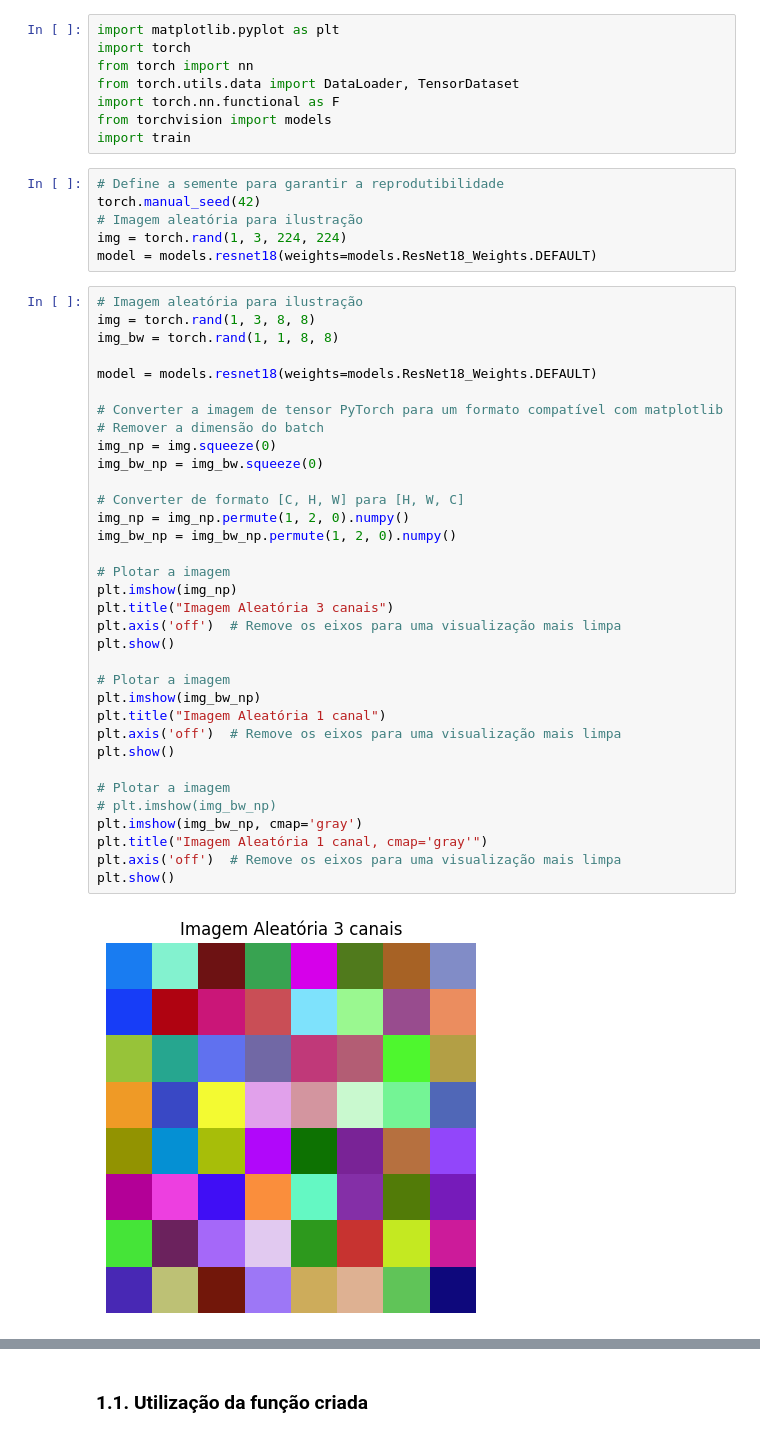
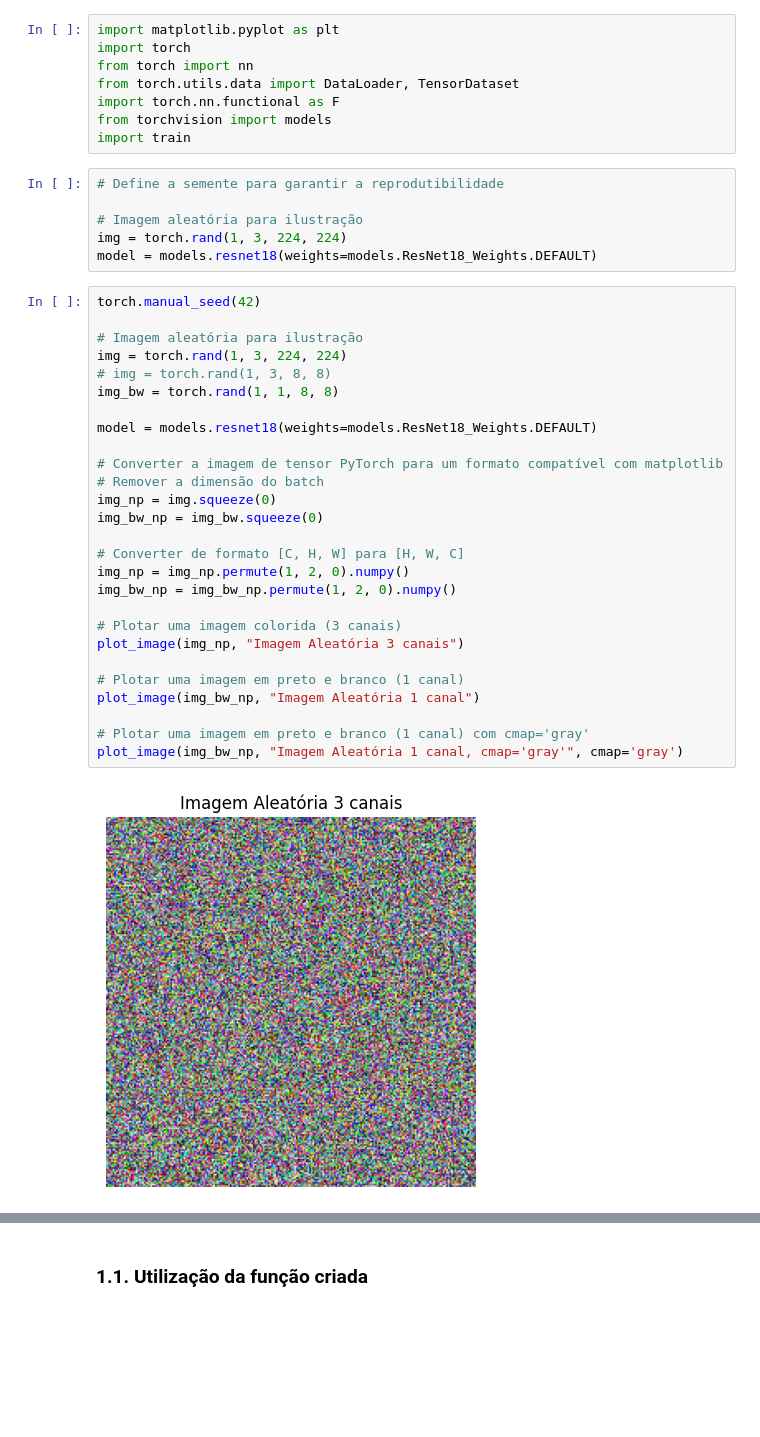
Before and after one commit to PauloMatheusGr/Foundations-of-Computer-Vision, a Jupyter notebook: Projeto01/Tema 6 - Resolucao.ipynb, the cells around one changed output, grey strips where cells are left out. Cells and saved outputs as stored; diff of their text form; blank space fills up the shorter version.

```diff
--- a/Projeto01/Tema 6 - Resolucao.ipynb
+++ b/Projeto01/Tema 6 - Resolucao.ipynb
@@ -50,43 +52,36 @@ from torchvision import models
 import train
 # %%
 # Define a semente para garantir a reprodutibilidade
-torch.manual_seed(42)
+
 # Imagem aleatória para ilustração
 img = torch.rand(1, 3, 224, 224)
 model = models.resnet18(weights=models.ResNet18_Weights.DEFAULT)
 # %%
+torch.manual_seed(42)
+
 # Imagem aleatória para ilustração
-img = torch.rand(1, 3, 8, 8)
+img = torch.rand(1, 3, 224, 224)
+# img = torch.rand(1, 3, 8, 8)
 img_bw = torch.rand(1, 1, 8, 8)
 
 model = models.resnet18(weights=models.ResNet18_Weights.DEFAULT)
 
 # Converter a imagem de tensor PyTorch para um formato compatível com matplotlib
 # Remover a dimensão do batch
 img_np = img.squeeze(0)
 img_bw_np = img_bw.squeeze(0)
 
 # Converter de formato [C, H, W] para [H, W, C]
 img_np = img_np.permute(1, 2, 0).numpy()
 img_bw_np = img_bw_np.permute(1, 2, 0).numpy()
 
-# Plotar a imagem
-plt.imshow(img_np)
-plt.title("Imagem Aleatória 3 canais")
-plt.axis('off')  # Remove os eixos para uma visualização mais limpa
-plt.show()
+# Plotar uma imagem colorida (3 canais)
+plot_image(img_np, "Imagem Aleatória 3 canais")
 
-# Plotar a imagem
-plt.imshow(img_bw_np)
-plt.title("Imagem Aleatória 1 canal")
-plt.axis('off')  # Remove os eixos para uma visualização mais limpa
-plt.show()
+# Plotar uma imagem em preto e branco (1 canal)
+plot_image(img_bw_np, "Imagem Aleatória 1 canal")
 
-# Plotar a imagem
-# plt.imshow(img_bw_np)
-plt.imshow(img_bw_np, cmap='gray')
-plt.title("Imagem Aleatória 1 canal, cmap='gray'")
-plt.axis('off')  # Remove os eixos para uma visualização mais limpa
-plt.show()
+# Plotar uma imagem em preto e branco (1 canal) com cmap='gray'
+plot_image(img_bw_np, "Imagem Aleatória 1 canal, cmap='gray'", cmap='gray')
 # %% [output]
-[figure, old version]
+[figure, new version]
```
Also changed, not shown: parts of 7 cells of this notebook, 1 other file.
